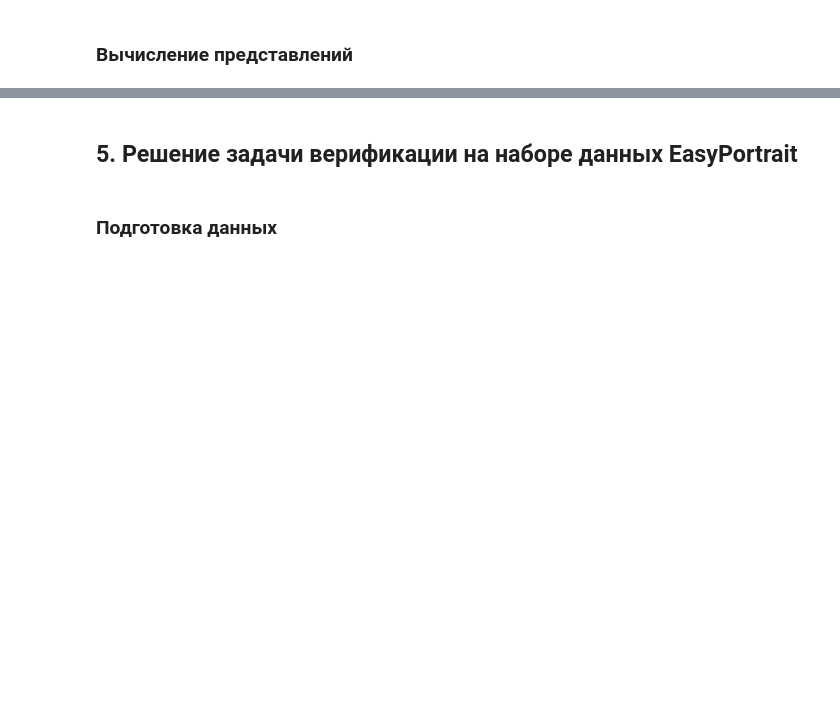
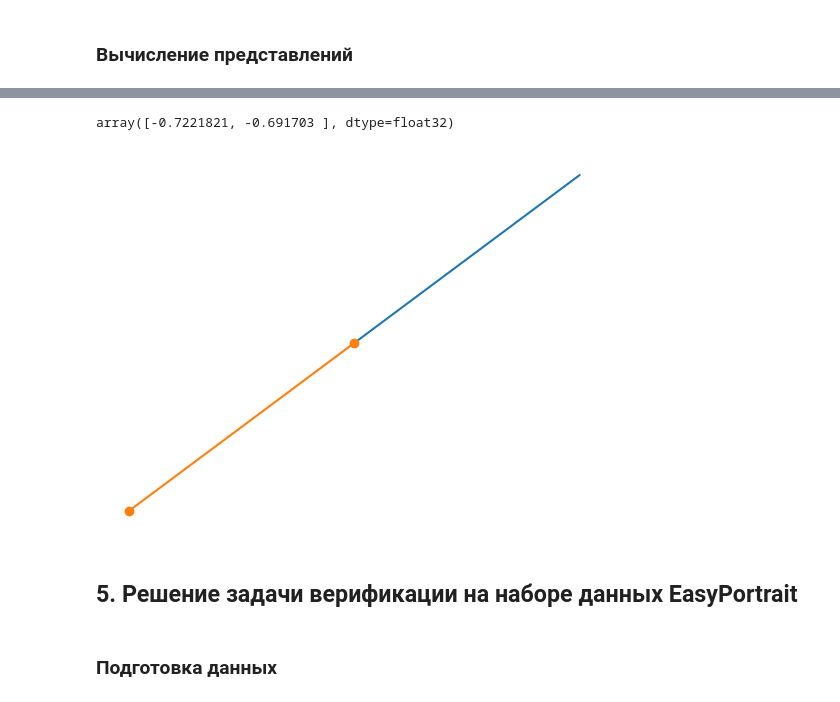
Before and after one commit to Leonid-Erlygin/seminars, a Jupyter notebook: spring_2023/s8_face_recognition/seminar.ipynb, the cells around one changed output, grey strips where cells are left out. Cells and saved outputs as stored; diff of their text form; code cells hidden in the pictures; blank space fills up the shorter version.

```diff
--- a/spring_2023/s8_face_recognition/seminar.ipynb
+++ b/spring_2023/s8_face_recognition/seminar.ipynb
@@ -242,3 +293,13 @@ plt.show()
+# %%
+weight
+# %% [output]
+array([-0.7221821, -0.691703 ], dtype=float32)
+# %%
+
+
+x2, y2 = [0, -5], [0, -5]
+# %% [output]
+[figure, added]
 # %% [markdown]
 ## 5. Решение задачи верификации на наборе данных EasyPortrait
 # %% [markdown]
```
Also changed, not shown: parts of 14 cells of this notebook.
